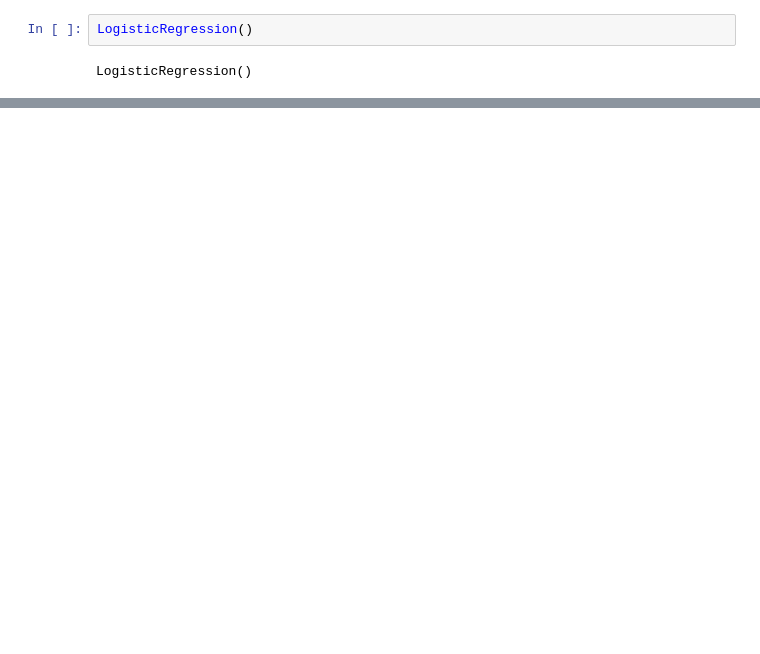
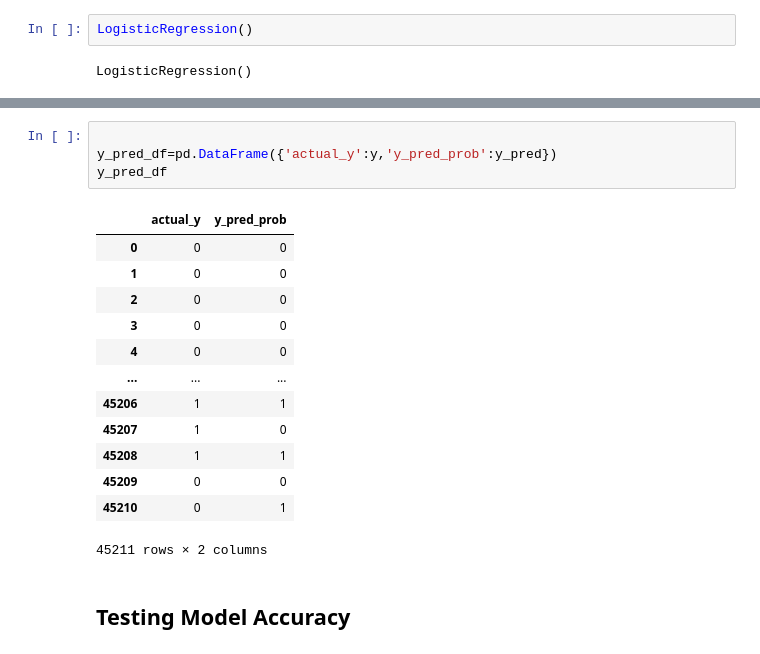
Before and after one commit to sinku29/Data-Science-Assignment, a Jupyter notebook: Logistic.ipynb, the cells around one changed output, grey strips where cells are left out. Saved outputs shown, nothing was run; the diff lists cells and outputs as text; blank space fills up the shorter version.

```diff
--- a/Logistic.ipynb
+++ b/Logistic.ipynb
@@ -250,0 +262,20 @@ LogisticRegression does not accept missing values encoded as NaN natively. For s
+# %%
+
+y_pred_df=pd.DataFrame({'actual_y':y,'y_pred_prob':y_pred})
+y_pred_df
+# %% [output]
+|  | actual_y | y_pred_prob |
+| 0 | 0 | 0 |
+| 1 | 0 | 0 |
+| 2 | 0 | 0 |
+| 3 | 0 | 0 |
+| 4 | 0 | 0 |
+| ... | ... | ... |
+| 45206 | 1 | 1 |
+| 45207 | 1 | 0 |
+| 45208 | 1 | 1 |
+| 45209 | 0 | 0 |
+| 45210 | 0 | 1 |
+45211 rows × 2 columns
+# %% [markdown]
+## Testing Model Accuracy
```
Also changed, not shown: parts of 17 cells of this notebook.
